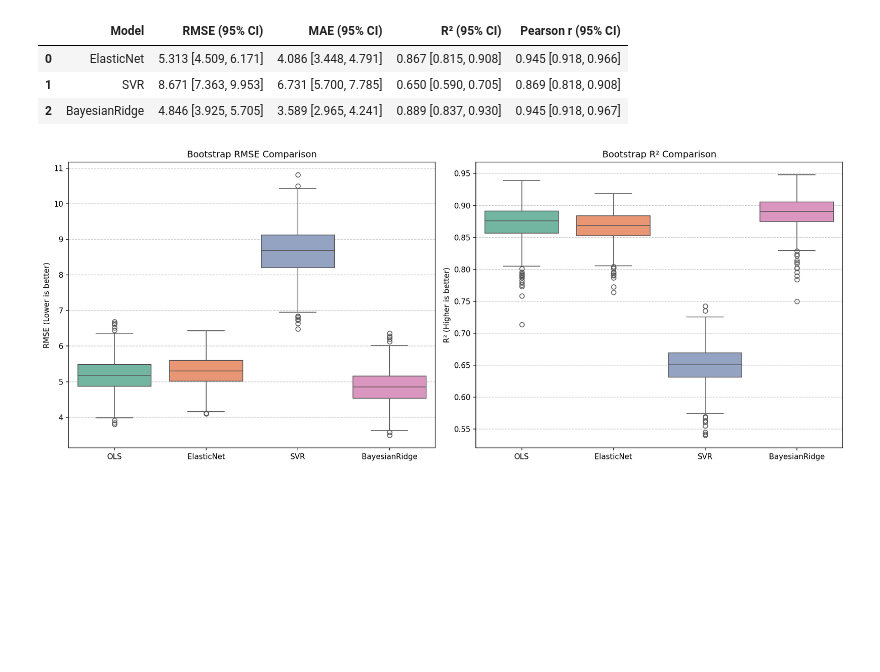
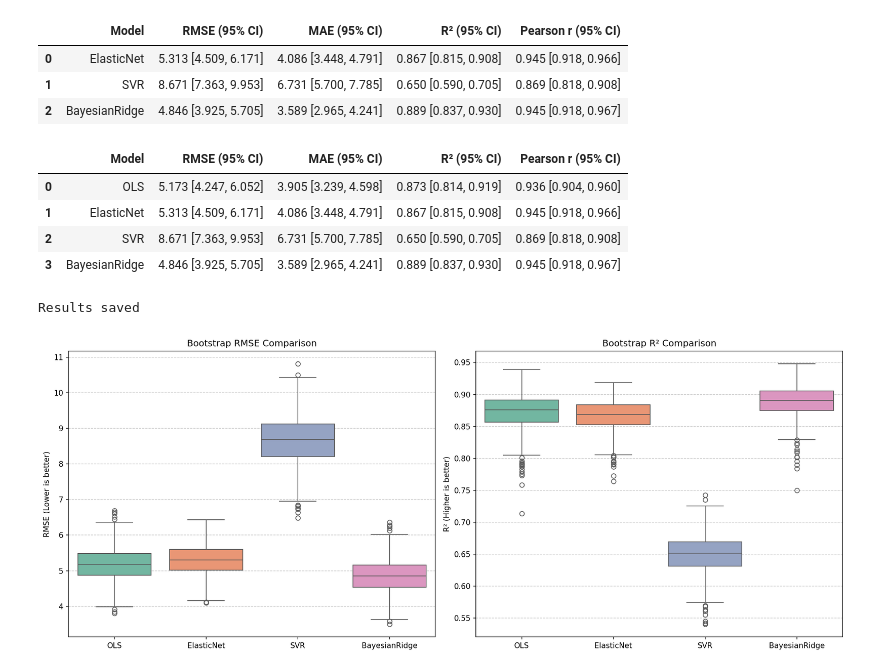
Before and after one commit to despoinaliassa-web/assignment_project, a Jupyter notebook: notebooks/model_analysis.ipynb, the cells around one changed output. Cells and saved outputs as stored; diff of their text form; code cells hidden in the pictures; blank space fills up the shorter version.

```diff
--- a/notebooks/model_analysis.ipynb
+++ b/notebooks/model_analysis.ipynb
@@ -110,36 +112,3 @@ CpG shape:      (364, 1000)
 Combined shape: (364, 1002)
 # %% [markdown]
 Training OLS (Linear Regression) & Evaluation
-# %%
-# Define a dictionary to store the feature sets and their corresponding training and validation data
-feature_sets = {
-    "Metadata Only": (X_train_meta, X_val_meta),
-    "CpG Only":      (X_train_cpg, X_val_cpg),
-    "Combined":      (X_train_comb, X_val_comb)
-}
-
-final_results = []
-
-for name, (X_tr, X_v) in feature_sets.items():
-    # 1. Train OLS (No regularization, no tuning)
-    model = LinearRegression()
-    model.fit(X_tr, y_train)
-
-    # 2. Predict
-    y_pred = model.predict(X_v)
-
-    # 3. Bootstrap Evaluation (through function))
-    stats = evaluate_with_bootstrap(y_val, y_pred)
-
-    # 4. Store results in a structured format for display
-    final_results.append({
-        "Model": name,
-        "RMSE (95% CI)": f"{stats['rmse'][0]:.3f} [{stats['rmse'][1]:.3f}, {stats['rmse'][2]:.3f}]",
-        "MAE (95% CI)":  f"{stats['mae'][0]:.3f} [{stats['mae'][1]:.3f}, {stats['mae'][2]:.3f}]",
-        "R² (95% CI)":   f"{stats['r2'][0]:.3f} [{stats['r2'][1]:.3f}, {stats['r2'][2]:.3f}]",
-        "Pearson r (95% CI)": f"{stats['pearson_r'][0]:.3f} [{stats['pearson_r'][1]:.3f}, {stats['pearson_r'][2]:.3f}]"
-    })
-
-# Display results
-df_baselines = pd.DataFrame(final_results)
-display(df_baselines)
@@ -258,6 +231,25 @@ Training BayesianRidge...
 | 0 | ElasticNet | 5.313 [4.509, 6.171] | 4.086 [3.448, 4.791] | 0.867 [0.815, 0.908] | 0.945 [0.918, 0.966] |
 | 1 | SVR | 8.671 [7.363, 9.953] | 6.731 [5.700, 7.785] | 0.650 [0.590, 0.705] | 0.869 [0.818, 0.908] |
 | 2 | BayesianRidge | 4.846 [3.925, 5.705] | 3.589 [2.965, 4.241] | 0.889 [0.837, 0.930] | 0.945 [0.918, 0.967] |
+# %%
+# Print all models together (Baseline + Task 2.2)
+ols_row = df_baselines[df_baselines["Model"] == "CpG Only"].copy()
+ols_row["Model"] = "OLS"
+
+df_task_22_final = pd.concat([ols_row, df_task_22], ignore_index=True)
+
+display(df_task_22_final)
+
+# Save underthe results directory
+df_task_22_final.to_csv("../results/task2_2_comparison_table.csv", index=False)
+print("Results saved")
+# %% [output]
+|  | Model | RMSE (95% CI) | MAE (95% CI) | R² (95% CI) | Pearson r (95% CI) |
+| 0 | OLS | 5.173 [4.247, 6.052] | 3.905 [3.239, 4.598] | 0.873 [0.814, 0.919] | 0.936 [0.904, 0.960] |
+| 1 | ElasticNet | 5.313 [4.509, 6.171] | 4.086 [3.448, 4.791] | 0.867 [0.815, 0.908] | 0.945 [0.918, 0.966] |
+| 2 | SVR | 8.671 [7.363, 9.953] | 6.731 [5.700, 7.785] | 0.650 [0.590, 0.705] | 0.869 [0.818, 0.908] |
+| 3 | BayesianRidge | 4.846 [3.925, 5.705] | 3.589 [2.965, 4.241] | 0.889 [0.837, 0.930] | 0.945 [0.918, 0.967] |
+Results saved
 # %%
 # 150 dpi quality
 # Create boxplots for RMSE and R² comparisons
```
Also changed, not shown: parts of 19 cells of this notebook, 9 other files.
